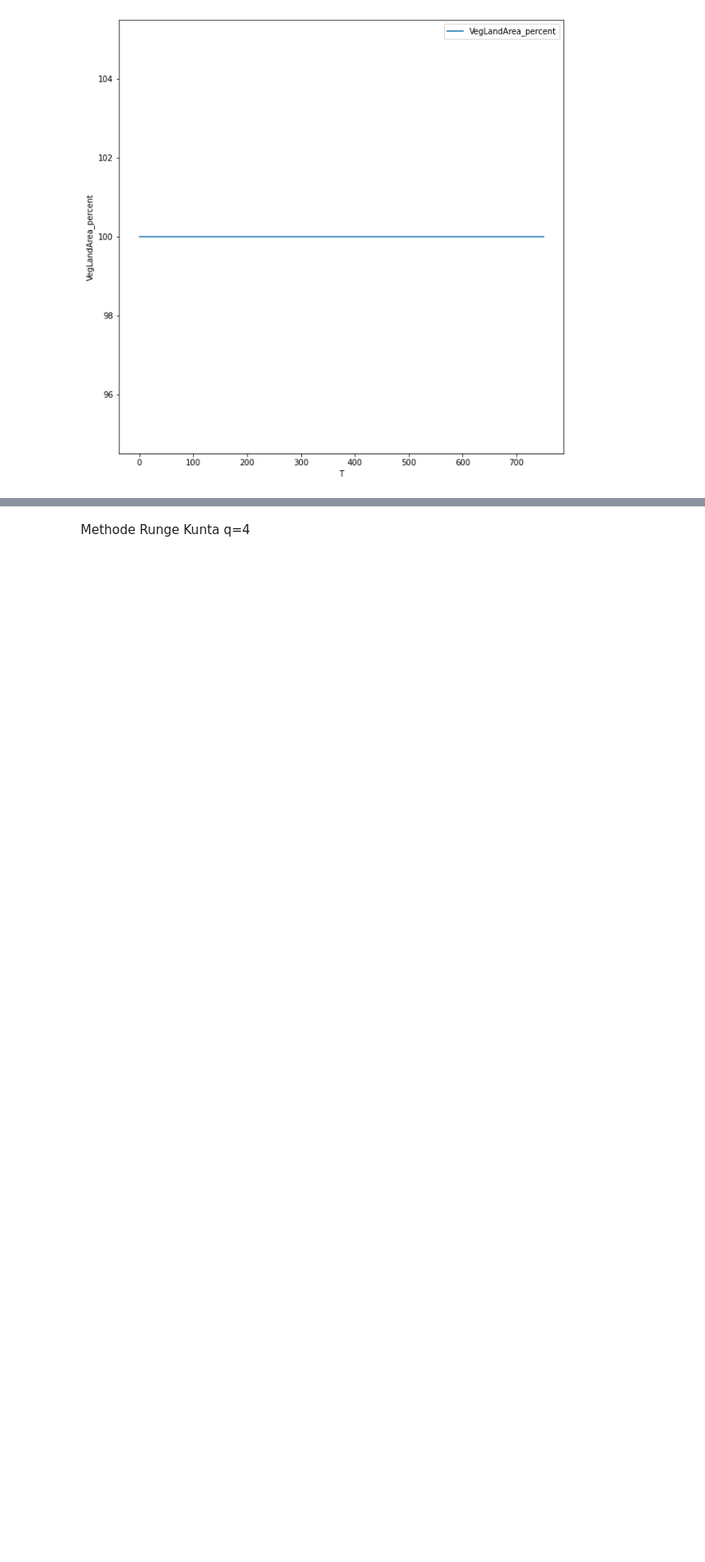
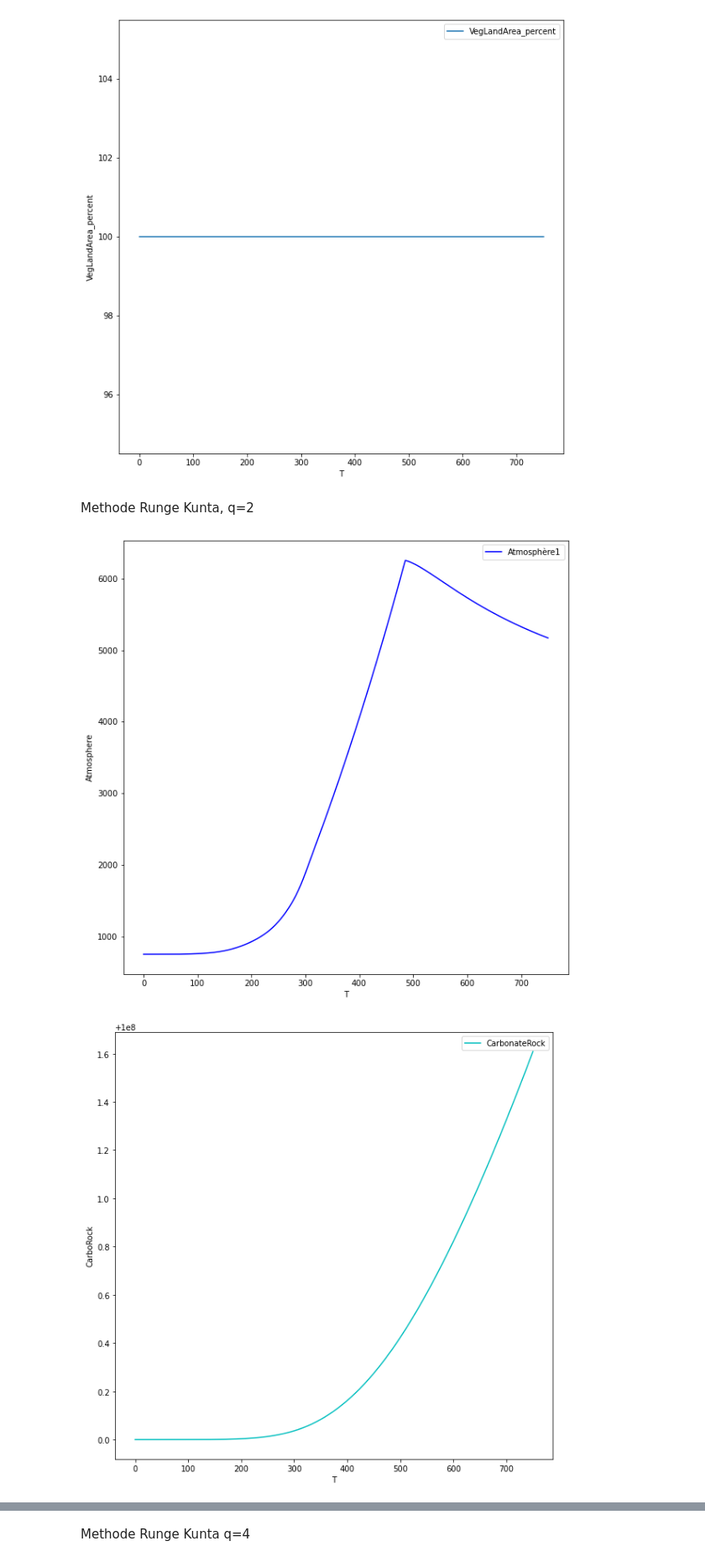
Before and after one commit to totolance/MACS205, a Jupyter notebook: MACS205-CARBONE.ipynb, the cells around one changed output, grey strips where cells are left out. Shown at 84% size. Saved outputs shown, nothing was run; the diff lists cells and outputs as text; code cells hidden in the pictures; blank space fills up the shorter version.

Commit message:
Runge Kunta q=2

```diff
--- a/MACS205-CARBONE.ipynb
+++ b/MACS205-CARBONE.ipynb
@@ -283,3 +283,79 @@ plt.show()
 [figure]
 [figure]
 [figure]
+# %% [markdown]
+Methode Runge Kunta, q=2
+# %%
+def rungekutta2_step(f, y0, start, end, step, args=()):
+    n = int(abs(start - end)/step)
+    y = np.zeros((n, len(y0)))
+    y[0] = y0
+    T = [start+i*step for i in range(n+1)]
+    for i in range(n - 1):
+        y[i+1] = y[i] + step * f(y[i] + f(y[i],T[i]) * step/2,T[i])
+    return y
+
+Y = rungekutta2_step(derivative, x0, 0, 750, 0.05)
+T = np.linspace(0,750,int(750/0.05))
+
+
+plt.figure(figsize=(10,10))
+plt.plot(T,Y[:,0],label = 'Atmosphère1',color='b')
+plt.xlabel('T')
+plt.ylabel('Atmosphere')
+plt.legend()
+
+
+plt.figure(figsize=(10,10))
+plt.plot(T,Y[:,1],label = 'CarbonateRock',color='c')
+plt.xlabel('T')
+plt.ylabel('CarboRock')
+plt.legend()
+
+
+
+plt.figure(figsize=(10,10))
+plt.plot(T,Y[:,2],label = 'DeepOcean',color='m')
+plt.xlabel('T')
+plt.ylabel('DeepOcean')
+plt.legend()
+
+
+plt.figure(figsize=(10,10))
+plt.plot(T,Y[:,3],label = 'FossilFuelCarbon',color='r')
+plt.xlabel('T')
+plt.ylabel('FossilFuelCarbon')
+plt.legend()
+
+
+plt.figure(figsize=(10,10))
+plt.plot(T,Y[:,4],label = 'Plants',color='g')
+plt.xlabel('T')
+plt.ylabel('Plants')
+plt.legend()
+
+
+plt.figure(figsize=(10,10))
+plt.plot(T,Y[:,5],label = 'Soils')
+plt.xlabel('T')
+plt.ylabel('Soils')
+plt.legend()
+
+
+
+plt.figure(figsize=(10,10))
+plt.plot(T,Y[:,6],label = 'SurfaceOcean',color='y')
+plt.xlabel('T')
+plt.ylabel('SurfaceOcean')
+plt.legend()
+
+
+plt.figure(figsize=(10,10))
+plt.plot(T,Y[:,7],label = 'VegLandArea_percent')
+plt.xlabel('T')
+plt.ylabel('VegLandArea_percent',color='k')
+plt.legend()
+plt.show()
+# %% [output]
+[figure, added]
+[figure, added]
```
Also changed, not shown: parts of 1 cell of this notebook.
